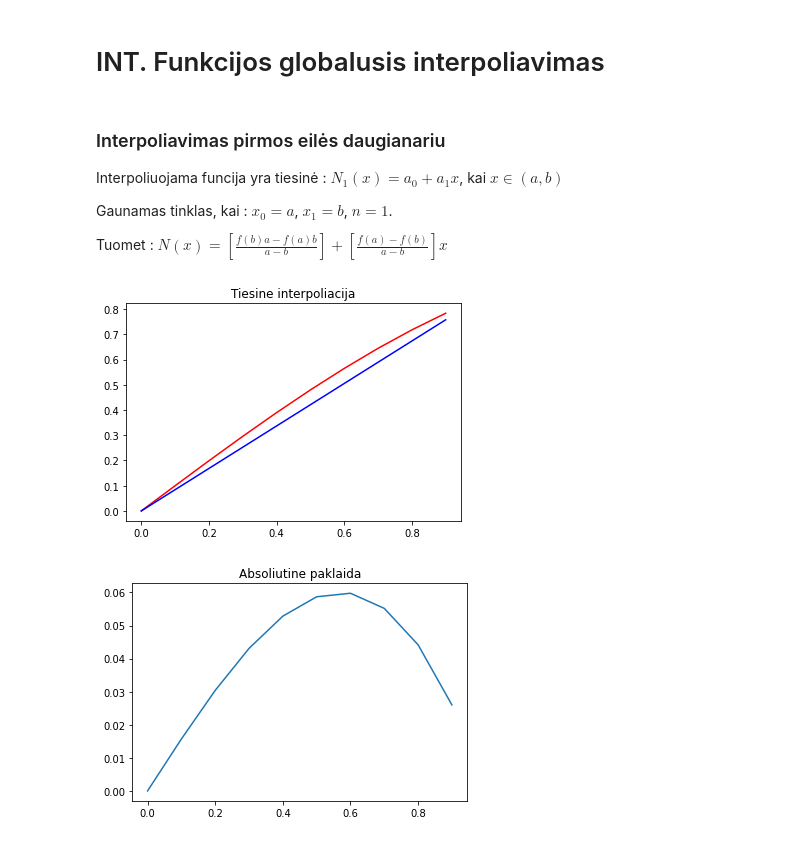
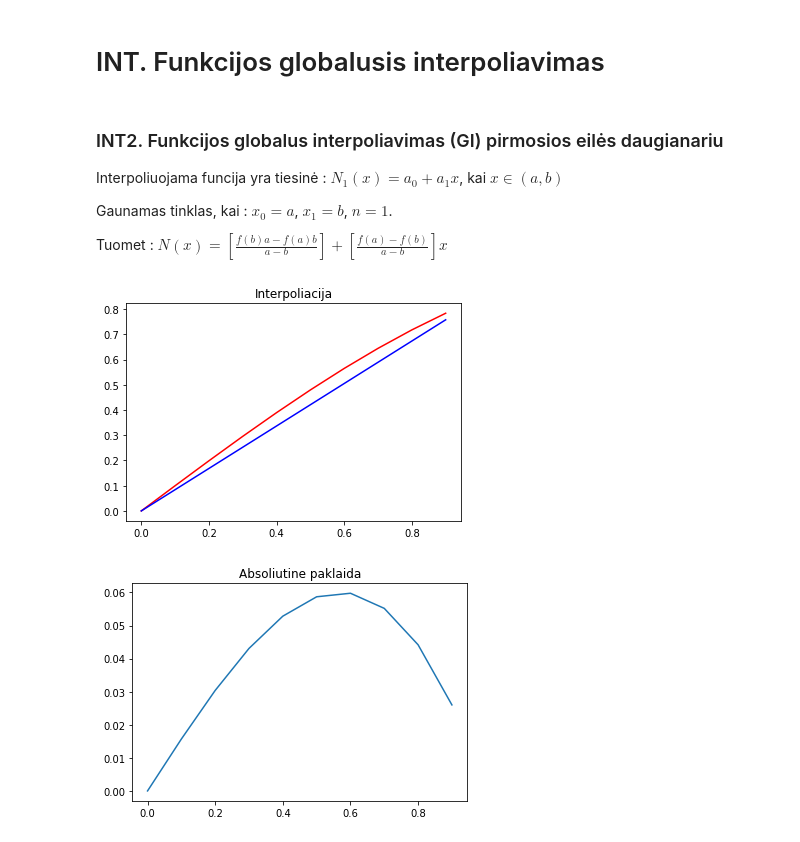
Before and after one commit to MilaSong/Numerical_analysis, a Jupyter notebook: Interpoliavimas.ipynb, the cells around one changed output. Drawn from its saved outputs; the diff is of its cells as text; code cells hidden in the pictures.

```diff
--- a/Interpoliavimas.ipynb
+++ b/Interpoliavimas.ipynb
@@ -1,7 +1,7 @@
 # %% [markdown]
 # INT. Funkcijos globalusis interpoliavimas
 # %% [markdown]
-### Interpoliavimas pirmos eilės daugianariu
+### INT2. Funkcijos globalus interpoliavimas (GI) pirmosios eilės daugianariu
 Interpoliuojama funcija yra tiesinė
 : $ N_1(x) = a_0 + a_1x$, kai $x\in (a,b)$
 
@@ -25,7 +25,7 @@ def error_f(fx, Nx):
     return abs(fx - Nx)
 
 def plot_int(x, y, inty):
-    plt.title("Tiesine interpoliacija")
+    plt.title("Interpoliacija")
     plt.plot(x, y, color='red')
     plt.plot(x, inty, color='blue')
     plt.show()
@@ -35,13 +35,11 @@ def plot_err(x, err):
     plt.plot(x, err)
     plt.show()
 # %%
-a = 0 # If function divides by 0, it will not plot!
-b = 1
+a, b = 0, 1 # If function divides by 0, it will not plot!
 int_y = list(interpolate2p(i,a,b,f) for i in x)
-err = y - int_y
 
 plot_int(x, y, int_y)
-plot_err(x, err)
+plot_err(x, error_f(y, int_y))
 # %% [output]
-[figure, old version]
+[figure, new version]
 [figure]
```
Also changed, not shown: parts of 6 cells of this notebook.
